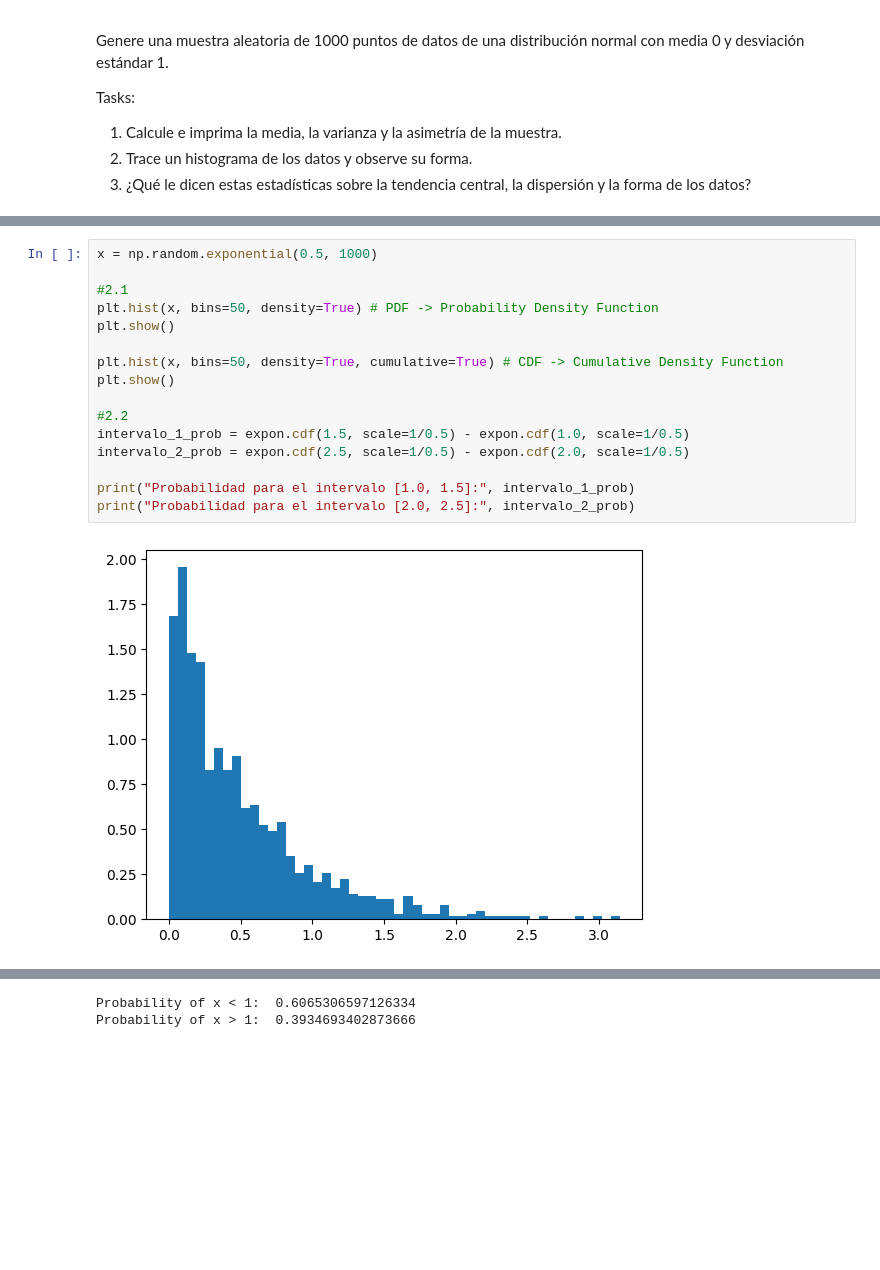
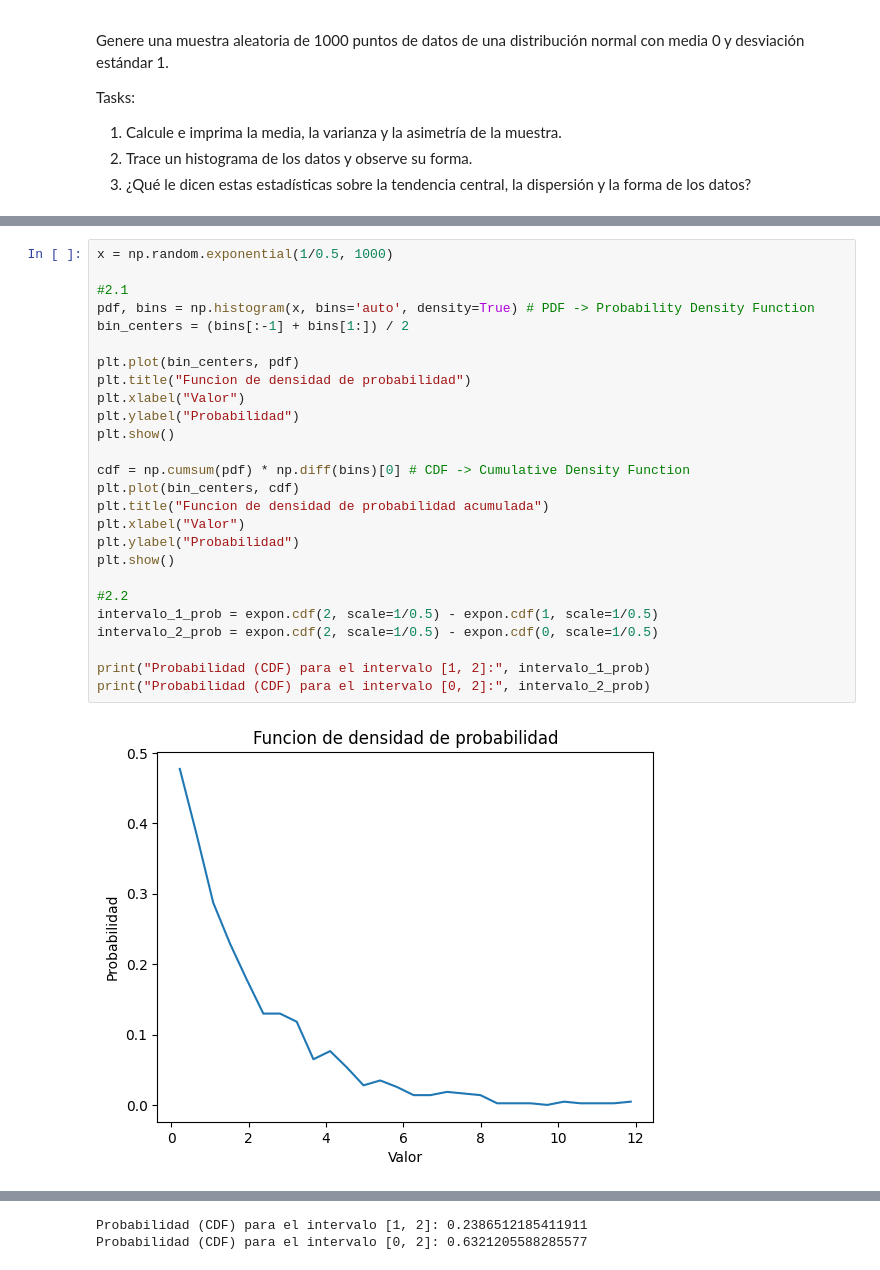
Before and after one commit to stefanoaragoni/simulacion_lab1, a Jupyter notebook: main.ipynb, the cells around one changed output, grey strips where cells are left out. Saved outputs shown, nothing was run; the diff lists cells and outputs as text; blank space fills up the shorter version.

```diff
--- a/main.ipynb
+++ b/main.ipynb
@@ -49,20 +55,30 @@ Tasks:
 2. Calcule e imprima las probabilidades para intervalos específicos utilizando la CDF. (por lo menos 2 intervalos a su elección)
 3. ¿Qué información puede obtener de la forma del PDF y el comportamiento de la CDF?
 # %%
-x = np.random.exponential(0.5, 1000)
+x = np.random.exponential(1/0.5, 1000)
 
 #2.1
-plt.hist(x, bins=50, density=True) # PDF -> Probability Density Function
+pdf, bins = np.histogram(x, bins='auto', density=True) # PDF -> Probability Density Function
+bin_centers = (bins[:-1] + bins[1:]) / 2
+
+plt.plot(bin_centers, pdf)
+plt.title("Funcion de densidad de probabilidad")
+plt.xlabel("Valor")
+plt.ylabel("Probabilidad")
 plt.show()
 
-plt.hist(x, bins=50, density=True, cumulative=True) # CDF -> Cumulative Density Function
+cdf = np.cumsum(pdf) * np.diff(bins)[0] # CDF -> Cumulative Density Function
+plt.plot(bin_centers, cdf)
+plt.title("Funcion de densidad de probabilidad acumulada")
+plt.xlabel("Valor")
+plt.ylabel("Probabilidad")
 plt.show()
 
 #2.2
-intervalo_1_prob = expon.cdf(1.5, scale=1/0.5) - expon.cdf(1.0, scale=1/0.5)
-intervalo_2_prob = expon.cdf(2.5, scale=1/0.5) - expon.cdf(2.0, scale=1/0.5)
+intervalo_1_prob = expon.cdf(2, scale=1/0.5) - expon.cdf(1, scale=1/0.5)
+intervalo_2_prob = expon.cdf(2, scale=1/0.5) - expon.cdf(0, scale=1/0.5)
 
-print("Probabilidad para el intervalo [1.0, 1.5]:", intervalo_1_prob)
-print("Probabilidad para el intervalo [2.0, 2.5]:", intervalo_2_prob)
+print("Probabilidad (CDF) para el intervalo [1, 2]:", intervalo_1_prob)
+print("Probabilidad (CDF) para el intervalo [0, 2]:", intervalo_2_prob)
 # %% [output]
-[figure, old version]
+[figure, new version]
@@ -70,2 +86,2 @@ print("Probabilidad para el intervalo [2.0, 2.5]:", intervalo_2_prob)
-Probability of x < 1:  0.6065306597126334
-Probability of x > 1:  0.3934693402873666
+Probabilidad (CDF) para el intervalo [1, 2]: 0.2386512185411911
+Probabilidad (CDF) para el intervalo [0, 2]: 0.6321205588285577
```
Also changed, not shown: parts of 15 cells of this notebook.
